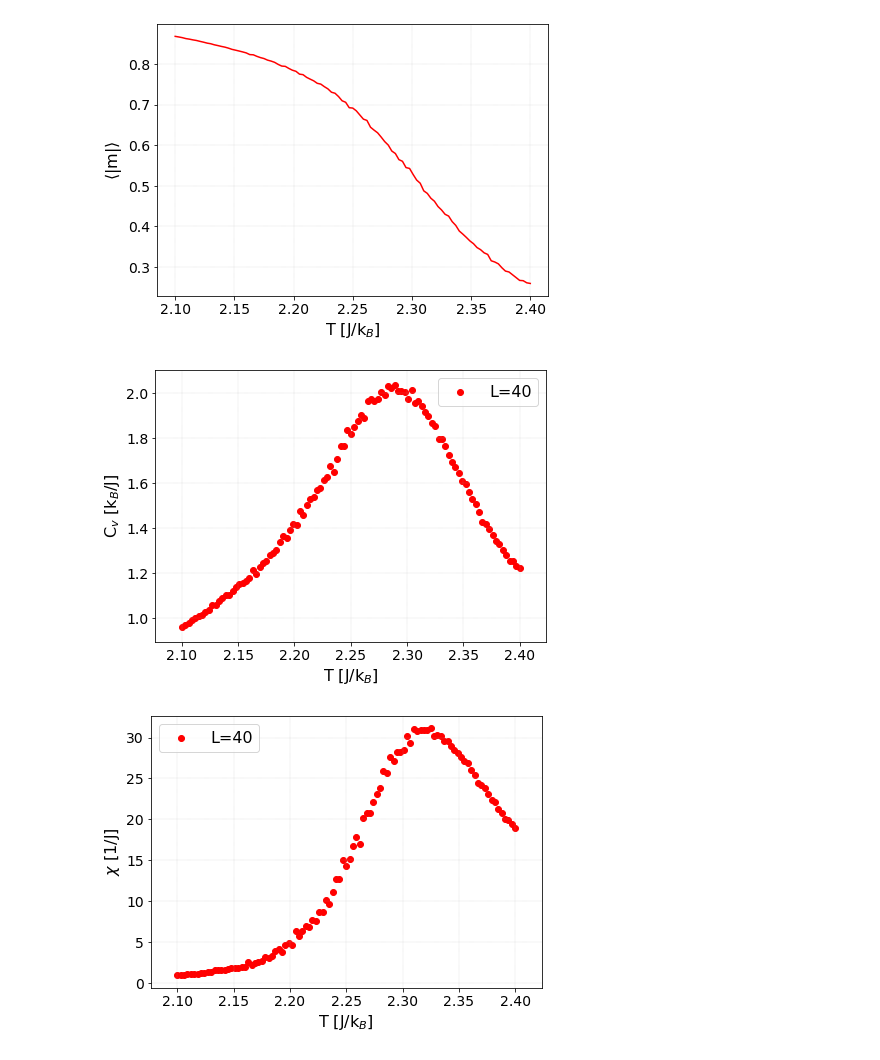
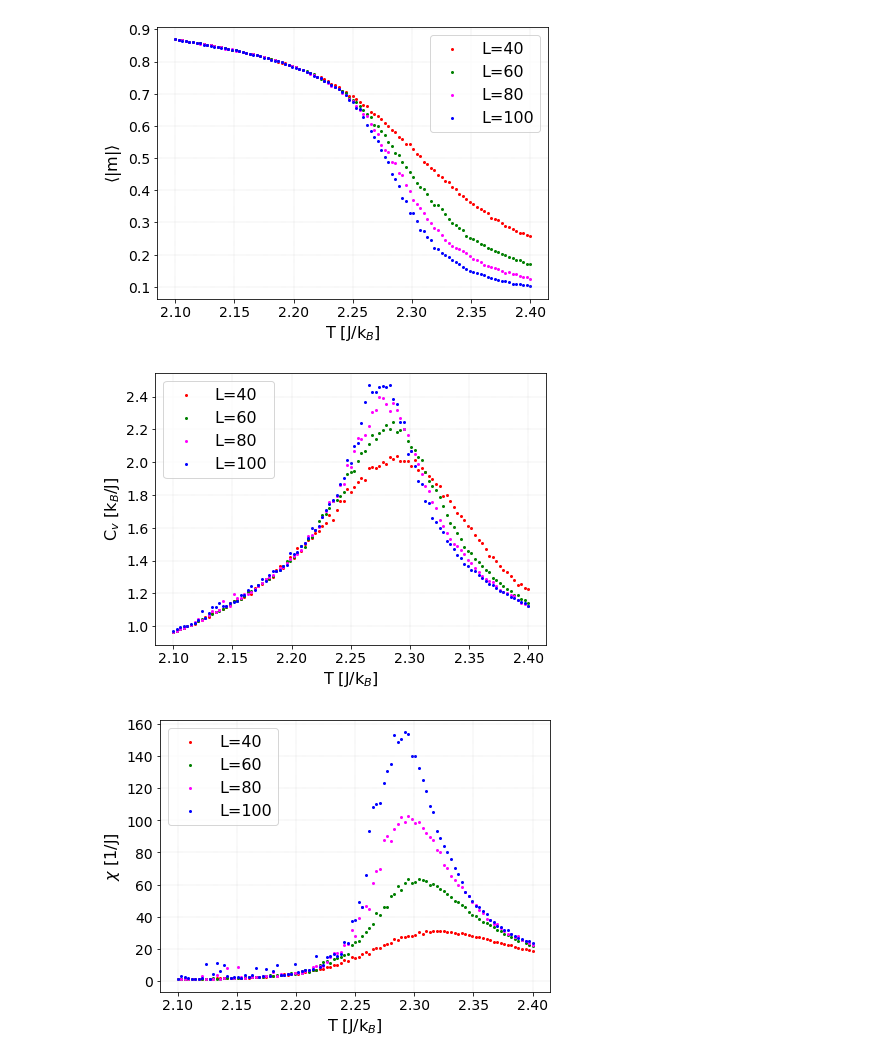
Before and after one commit to FrancescaFerrero/FYS3150, a Jupyter notebook: Project 4/prob_7_plot.ipynb, the cells around one changed output. Drawn from its saved outputs; the diff is of its cells as text; code cells hidden in the pictures.

```diff
--- a/Project 4/prob_7_plot.ipynb
+++ b/Project 4/prob_7_plot.ipynb
@@ -50,12 +48,5 @@ energy_100 = np.loadtxt("7_rand_100.txt", usecols=1, dtype='double')
 magn_100 = np.loadtxt("7_rand_100.txt", usecols=2, dtype='double')
 Cv_100 = np.loadtxt("7_rand_100.txt", usecols=3, dtype='double')
 X_100 = np.loadtxt("7_rand_100.txt", usecols=4, dtype='double')
-# %%
-# L=40
-T = np.loadtxt("7_rand_40.txt", usecols=0, dtype='double')
-energy_40 = np.loadtxt("7_rand_40.txt", usecols=1, dtype='double')
-magn_40 = np.loadtxt("7_rand_40.txt", usecols=2, dtype='double')
-Cv_40 = np.loadtxt("7_rand_40.txt", usecols=3, dtype='double')
-X_40 = np.loadtxt("7_rand_40.txt", usecols=4, dtype='double')
 # %%
 # Plotting energies
@@ -80,15 +70,14 @@ plt.savefig("Energy.pdf")
 # %%
 # Plotting magnetization
-#plt.plot(T, magn_20, color="blue",label="L=20")
-plt.plot(T, magn_40, color="red",label="L=40")
-#plt.plot(T, magn_60, color="green",label="L=60")
-#plt.plot(T, magn_80, color="yellow",label="L=80")
-#plt.plot(T, magn_100, color="magenta",label="L=100")
+plt.scatter(T, magn_40, color="red",label="L=40", s=4)
+plt.scatter(T, magn_60, color="green",label="L=60", s=4)
+plt.scatter(T, magn_80, color="magenta",label="L=80", s=4)
+plt.scatter(T, magn_100, color="blue",label="L=100", s=4)
 
 # add axis labels and legend
 plt.xlabel("T [J/k$_B$]")
 plt.ylabel(r"$\langle$|m|$\rangle$")
-#plt.legend()
+plt.legend()
 
 # add grid
 plt.grid(linestyle = '--', linewidth = 0.2)
@@ -96,14 +85,13 @@ plt.grid(linestyle = '--', linewidth = 0.2)
 # save plot as pdf
 plt.savefig("Magnetization.pdf")
 # %% [output]
-[figure, old version]
+[figure, new version]
 # %%
 # Plotting specific heat capacity
-#plt.plot(T, Cv_20, color="blue",label="L=20")
-plt.scatter(T, Cv_40, color="red",label="L=40")
-#plt.plot(T, Cv_60, color="green",label="L=60")
-#plt.plot(T, Cv_80, color="yellow",label="L=80")
-#plt.plot(T, Cv_100, color="magenta",label="L=100")
+plt.scatter(T, Cv_40, color="red",label="L=40", s=4)
+plt.scatter(T, Cv_60, color="green",label="L=60", s=4)
+plt.scatter(T, Cv_80, color="magenta",label="L=80", s=4)
+plt.scatter(T, Cv_100, color="blue",label="L=100", s=4)
 
 # add axis labels and legend
 plt.xlabel("T [J/k$_B$]")
@@ -116,24 +104,23 @@ plt.grid(linestyle = '--', linewidth = 0.2)
 # save plot as pdf
 plt.savefig("Heat_capacity.pdf")
 # %% [output]
-[figure, old version]
+[figure, new version]
 # %%
 # Plotting susceptibility
-#plt.plot(T, X_20, color="blue",label="L=20")
-plt.scatter(T, X_40, color="red",label="L=40")
-#plt.plot(T, X_60, color="green",label="L=60")
-#plt.plot(T, X_80, color="yellow",label="L=80")
-#plt.plot(T, X_100, color="magenta",label="L=100")
+plt.scatter(T, X_40, color="red",label="L=40", s=4)
+plt.scatter(T, X_60, color="green",label="L=60", s=4)
+plt.scatter(T, X_80, color="magenta",label="L=80", s=4)
+plt.scatter(T, X_100, color="blue",label="L=100", s=4)
 
 # add axis labels and legend
 plt.xlabel("T [J/k$_B$]")
 plt.ylabel("$\chi$ [1/J]")
 plt.legend()
 
 # add grid
 plt.grid(linestyle = '--', linewidth = 0.2)
 
 # save plot as pdf
 plt.savefig("Susceptibility.pdf")
 # %% [output]
-[figure, old version]
+[figure, new version]
```
Also changed, not shown: parts of 5 cells of this notebook, 1 other file.
